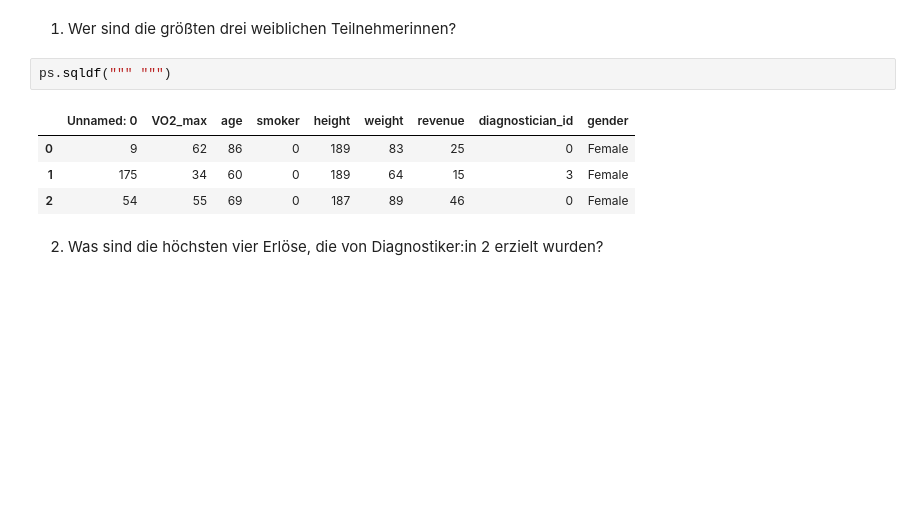
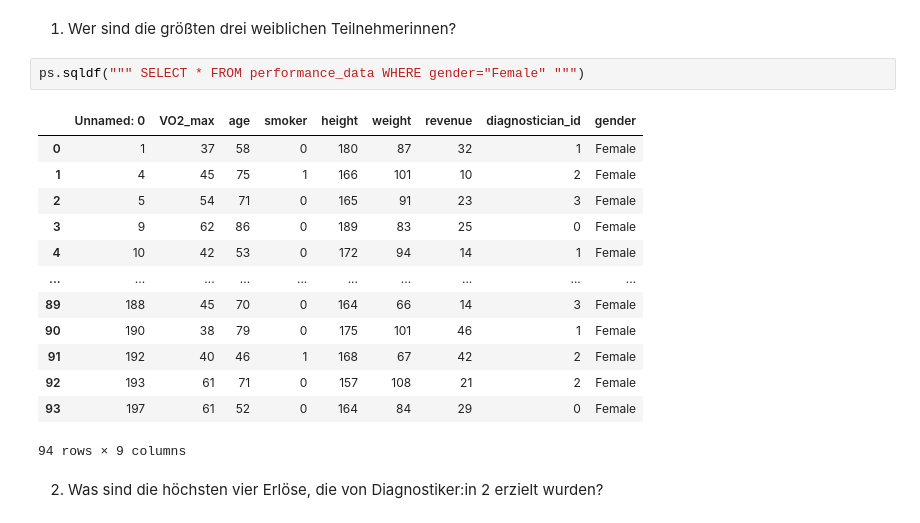
Before and after one commit to jhumci/MCI-MSE_Aufgaben, a Jupyter notebook: PÜ4/SQL-Übung.ipynb, the cells around one changed output. Cells and saved outputs as stored; diff of their text form; blank space fills up the shorter version.

```diff
--- a/PÜ4/SQL-Übung.ipynb
+++ b/PÜ4/SQL-Übung.ipynb
@@ -335,13 +323,22 @@ ps.sqldf(""" SELECT AVG(VO2_max), height, weight FROM performance_data WHERE hei
 ## Übung
 # %% [markdown]
 1. Wer sind die größten drei weiblichen Teilnehmerinnen?
-# %%
-ps.sqldf(""" """)
-# %% [output]
-|  | Unnamed: 0 | VO2_max | age | smoker | height | weight | revenue | diagnostician_id | gender |
-| 0 | 9 | 62 | 86 | 0 | 189 | 83 | 25 | 0 | Female |
-| 1 | 175 | 34 | 60 | 0 | 189 | 64 | 15 | 3 | Female |
-| 2 | 54 | 55 | 69 | 0 | 187 | 89 | 46 | 0 | Female |
+# %%
+ps.sqldf(""" SELECT * FROM performance_data WHERE gender="Female" """)
+# %% [output]
+|  | Unnamed: 0 | VO2_max | age | smoker | height | weight | revenue | diagnostician_id | gender |
+| 0 | 1 | 37 | 58 | 0 | 180 | 87 | 32 | 1 | Female |
+| 1 | 4 | 45 | 75 | 1 | 166 | 101 | 10 | 2 | Female |
+| 2 | 5 | 54 | 71 | 0 | 165 | 91 | 23 | 3 | Female |
+| 3 | 9 | 62 | 86 | 0 | 189 | 83 | 25 | 0 | Female |
+| 4 | 10 | 42 | 53 | 0 | 172 | 94 | 14 | 1 | Female |
+| ... | ... | ... | ... | ... | ... | ... | ... | ... | ... |
+| 89 | 188 | 45 | 70 | 0 | 164 | 66 | 14 | 3 | Female |
+| 90 | 190 | 38 | 79 | 0 | 175 | 101 | 46 | 1 | Female |
+| 91 | 192 | 40 | 46 | 1 | 168 | 67 | 42 | 2 | Female |
+| 92 | 193 | 61 | 71 | 0 | 157 | 108 | 21 | 2 | Female |
+| 93 | 197 | 61 | 52 | 0 | 164 | 84 | 29 | 0 | Female |
+94 rows × 9 columns
 # %% [markdown]
 2. Was sind die höchsten vier Erlöse, die von Diagnostiker:in 2 erzielt wurden?
 # %%
```
Also changed, not shown: parts of 3 cells of this notebook, 2 other files.
